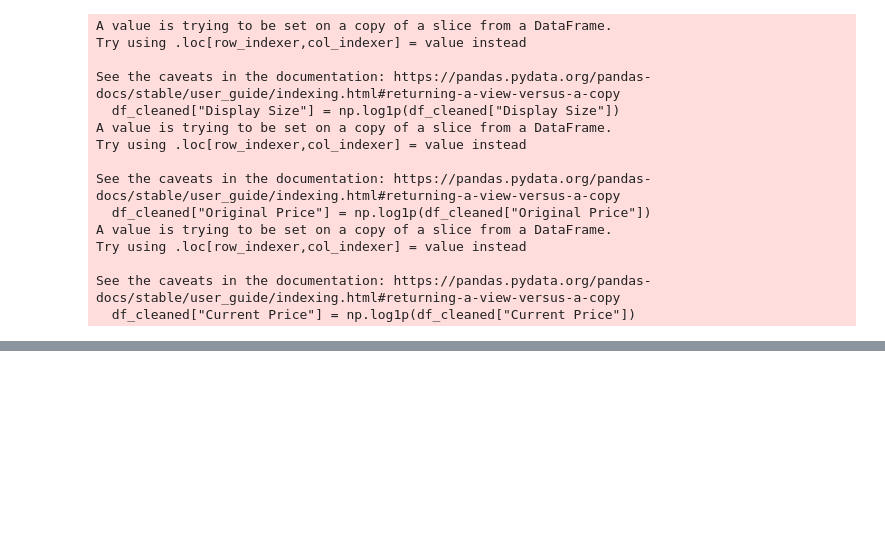
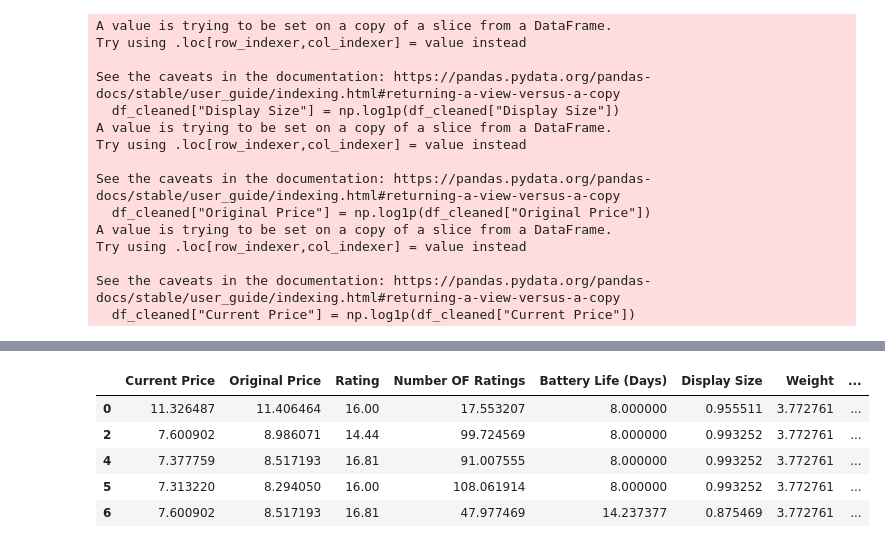
Before and after one commit to Git-of-Abdullah/smartwatch, a Jupyter notebook: Data_cleaning.ipynb, the cells around one changed output, grey strips where cells are left out. Drawn from its saved outputs; the diff is of its cells as text; code cells hidden in the pictures; blank space fills up the shorter version.

Commit message:
feature scaling and numeric column handling

```diff
--- a/Data_cleaning.ipynb
+++ b/Data_cleaning.ipynb
@@ -843,0 +888,9 @@ dtype: float64
+# %%
+df_cleaned[numerical].head()
+# %% [output]
+|  | Current Price | Original Price | Rating | Number OF Ratings | Battery Life (Days) | Display Size | Weight | ... |
+| 0 | 11.326487 | 11.406464 | 16.00 | 17.553207 | 8.000000 | 0.955511 | 3.772761 | ... |
+| 2 | 7.600902 | 8.986071 | 14.44 | 99.724569 | 8.000000 | 0.993252 | 3.772761 | ... |
+| 4 | 7.377759 | 8.517193 | 16.81 | 91.007555 | 8.000000 | 0.993252 | 3.772761 | ... |
+| 5 | 7.313220 | 8.294050 | 16.00 | 108.061914 | 8.000000 | 0.993252 | 3.772761 | ... |
+| 6 | 7.600902 | 8.517193 | 16.81 | 47.977469 | 14.237377 | 0.875469 | 3.772761 | ... |
```
Also changed, not shown: parts of 27 cells of this notebook, 1 other file.
